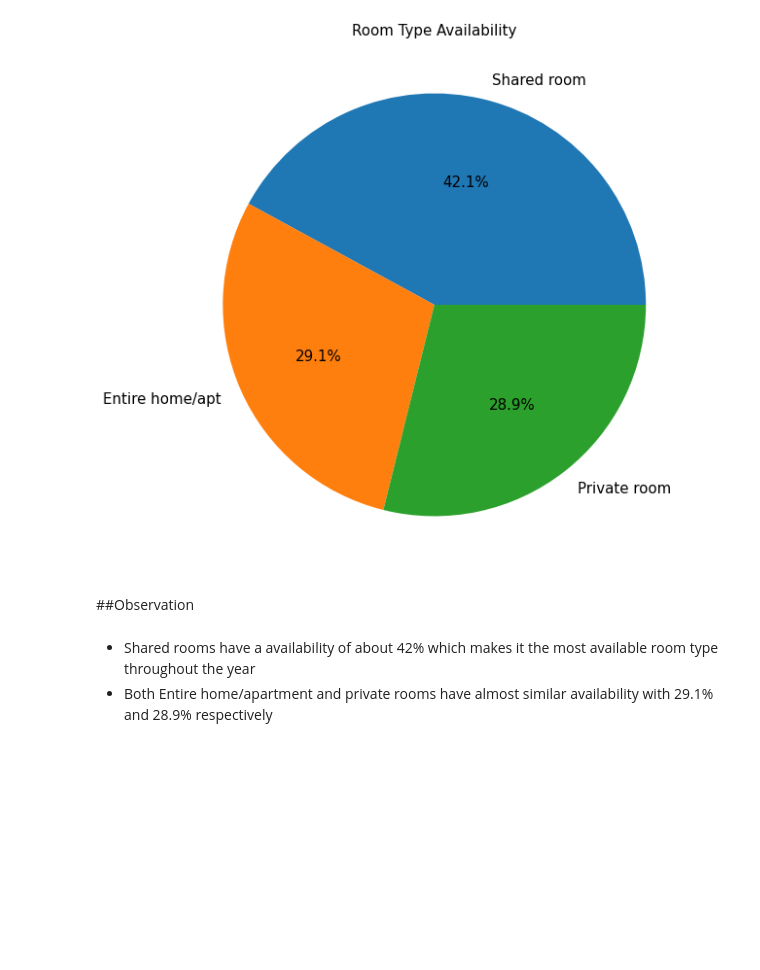
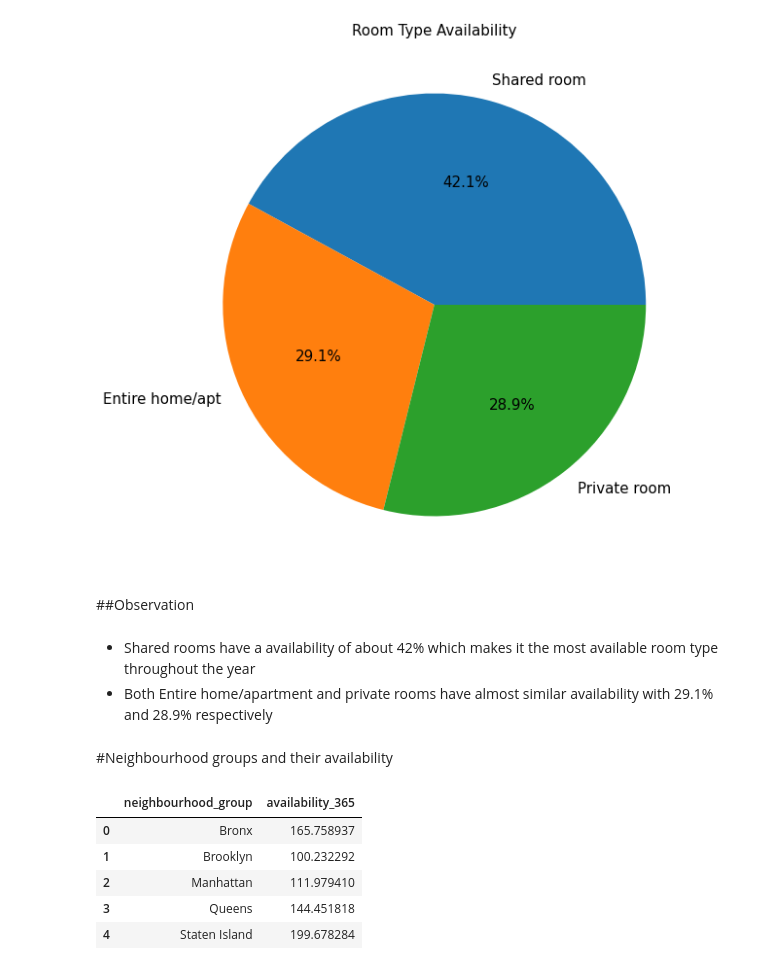
Before and after one commit to varnit836/Airbnb-NYC-2019, a Jupyter notebook: Airbnb_Bookings_Analysis_Capstone_Project.ipynb, the cells around one changed output. Saved outputs shown, nothing was run; the diff lists cells and outputs as text; code cells hidden in the pictures; blank space fills up the shorter version.

```diff
--- a/Airbnb_Bookings_Analysis_Capstone_Project.ipynb
+++ b/Airbnb_Bookings_Analysis_Capstone_Project.ipynb
@@ -302,3 +302,15 @@ plt.rcParams['figure.figsize'] = (14, 12)
 # %% [markdown]
 *   Shared rooms have a availability of about 42% which makes it the most available room type throughout the year
 *   Both Entire home/apartment and private rooms have almost similar availability with 29.1% and 28.9% respectively
+# %% [markdown]
+#Neighbourhood groups and their availability
+# %%
+availability_neighbour_df =airbnb.groupby(['neighbourhood_group'])['availability_365'].mean()
+availability_neighbour_df.reset_index()
+# %% [output]
+|  | neighbourhood_group | availability_365 |
+| 0 | Bronx | 165.758937 |
+| 1 | Brooklyn | 100.232292 |
+| 2 | Manhattan | 111.979410 |
+| 3 | Queens | 144.451818 |
+| 4 | Staten Island | 199.678284 |
```
Also changed, not shown: parts of 10 cells of this notebook.
